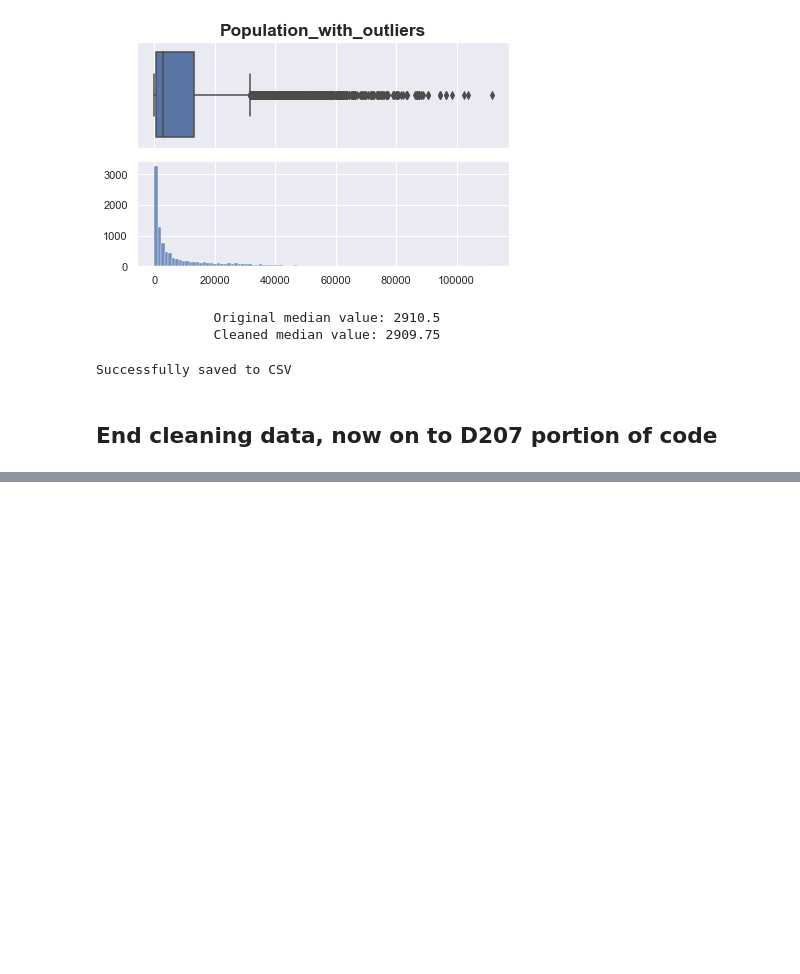
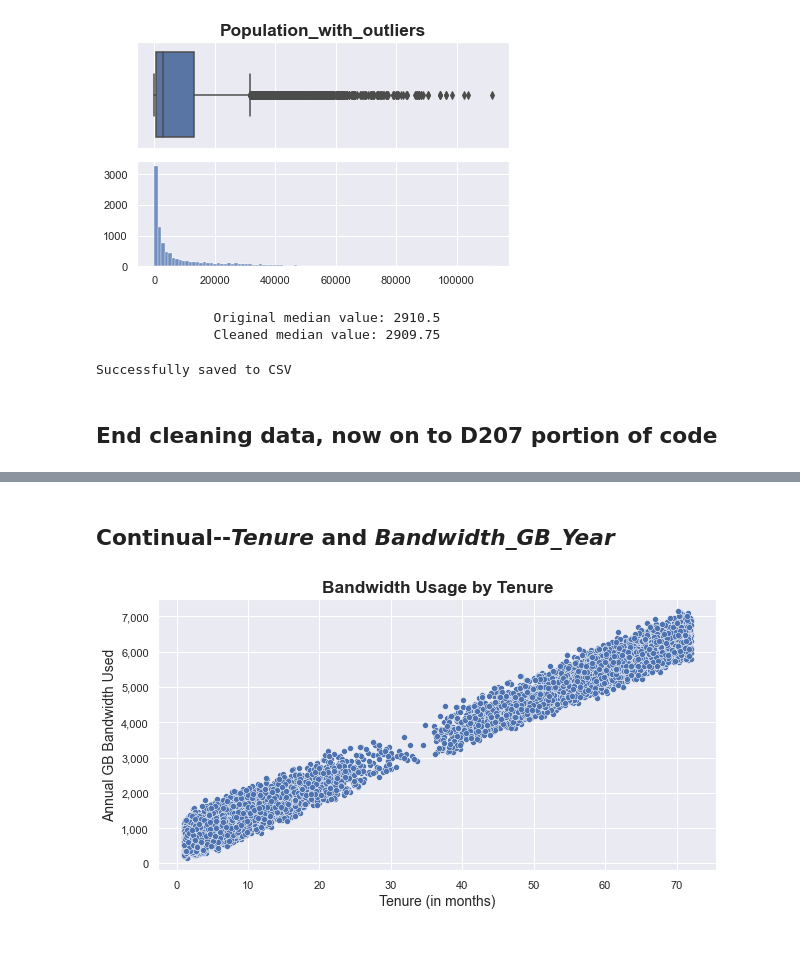
Before and after one commit to ordinaryusername1/D207, a Jupyter notebook: D207_Parker.ipynb, the cells around one changed output, grey strips where cells are left out. Drawn from its saved outputs; the diff is of its cells as text; code cells hidden in the pictures; blank space fills up the shorter version.

```diff
--- a/D207_Parker.ipynb
+++ b/D207_Parker.ipynb
@@ -1023,0 +1083,18 @@ df.head(5)
+# %% [markdown]
+## Continual--_Tenure_ and _Bandwidth_GB_Year_
+# %%
+fig, ax = plt.subplots(figsize=(10,5))
+
+
+sns.scatterplot(data=df, x=df["Tenure"], y=df["Bandwidth_GB_Year"])
+
+ax.set_title(label="Bandwidth Usage by Tenure", fontsize="x-large", weight="bold")
+ax.set_xlabel("Tenure (in months)", fontsize=14)
+ax.set_ylabel("Annual GB Bandwidth Used", fontsize=14)
+ax.yaxis.set_major_formatter(StrMethodFormatter('{x:,.0f}')) # my brow has stopped twitching thanks to https://stackoverflow.com/a/46574866
+
+plt.show()
+# %% [output]
+[figure, added]
+# %% [markdown]
+###
```
Also changed, not shown: parts of 63 cells of this notebook, 1 other file.
